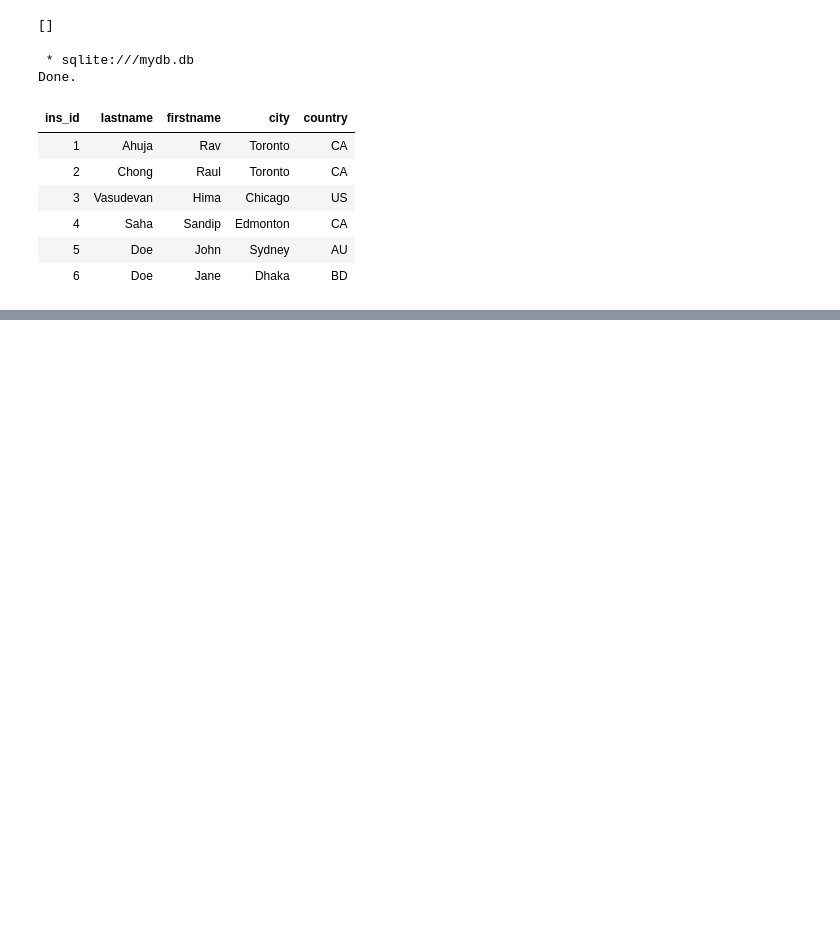
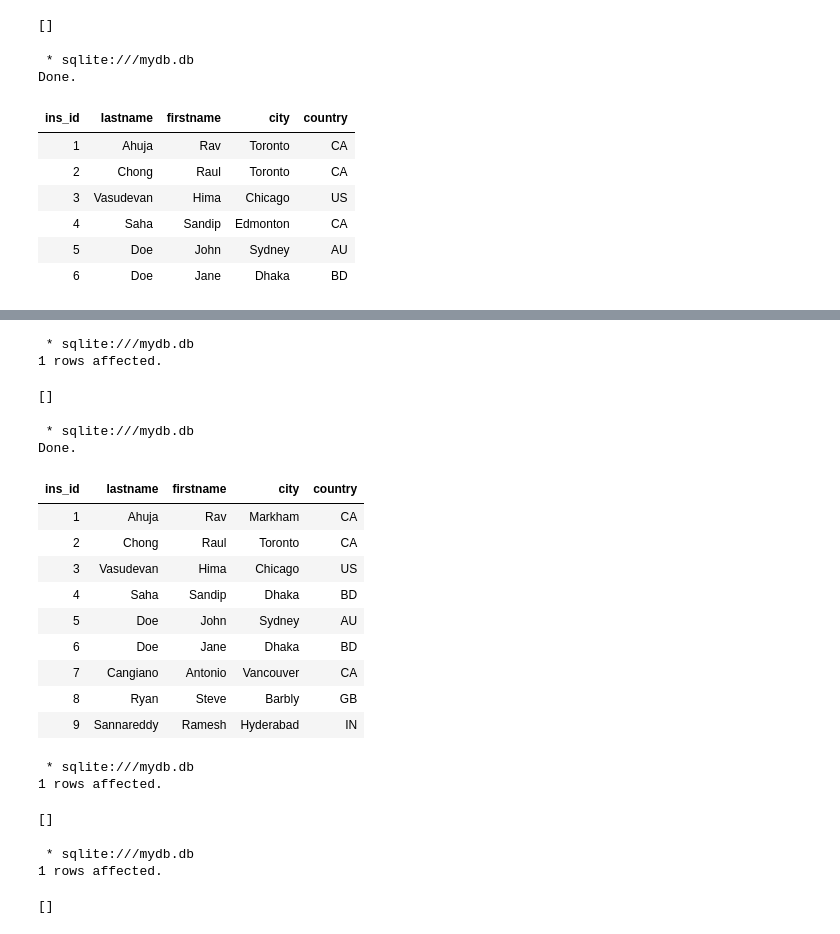
Before and after one commit to alirezaghorbani1983/IBM-DATA-SCIENCE, a Jupyter notebook: sql_new/sql_queries.ipynb, the cells around one changed output, grey strips where cells are left out. Cells and saved outputs as stored; diff of their text form; code cells hidden in the pictures; blank space fills up the shorter version.

Commit message:
UPDATE & DELETE practice

```diff
--- a/sql_new/sql_queries.ipynb
+++ b/sql_new/sql_queries.ipynb
@@ -548,0 +619,37 @@ Done.
+# %%
+%%sql
+UPDATE Instructor SET city = "Dhaka", country = "BD"  WHERE ins_id = 4;
+# %% [output]
+ * sqlite:///mydb.db
+1 rows affected.
+[]
+# %%
+%%sql
+SELECT * FROM Instructor;
+# %% [output]
+ * sqlite:///mydb.db
+Done.
+| ins_id | lastname | firstname | city | country |
+| 1 | Ahuja | Rav | Markham | CA |
+| 2 | Chong | Raul | Toronto | CA |
+| 3 | Vasudevan | Hima | Chicago | US |
+| 4 | Saha | Sandip | Dhaka | BD |
+| 5 | Doe | John | Sydney | AU |
+| 6 | Doe | Jane | Dhaka | BD |
+| 7 | Cangiano | Antonio | Vancouver | CA |
+| 8 | Ryan | Steve | Barbly | GB |
+| 9 | Sannareddy | Ramesh | Hyderabad | IN |
+# %%
+%%sql
+DELETE FROM Instructor WHERE ins_id = 6;
+# %% [output]
+ * sqlite:///mydb.db
+1 rows affected.
+[]
+# %%
+%%sql
+DELETE FROM Instructor WHERE firstname = "Hima";
+# %% [output]
+ * sqlite:///mydb.db
+1 rows affected.
+[]
```
Also changed, not shown: parts of 6 cells of this notebook, 1 other file.
